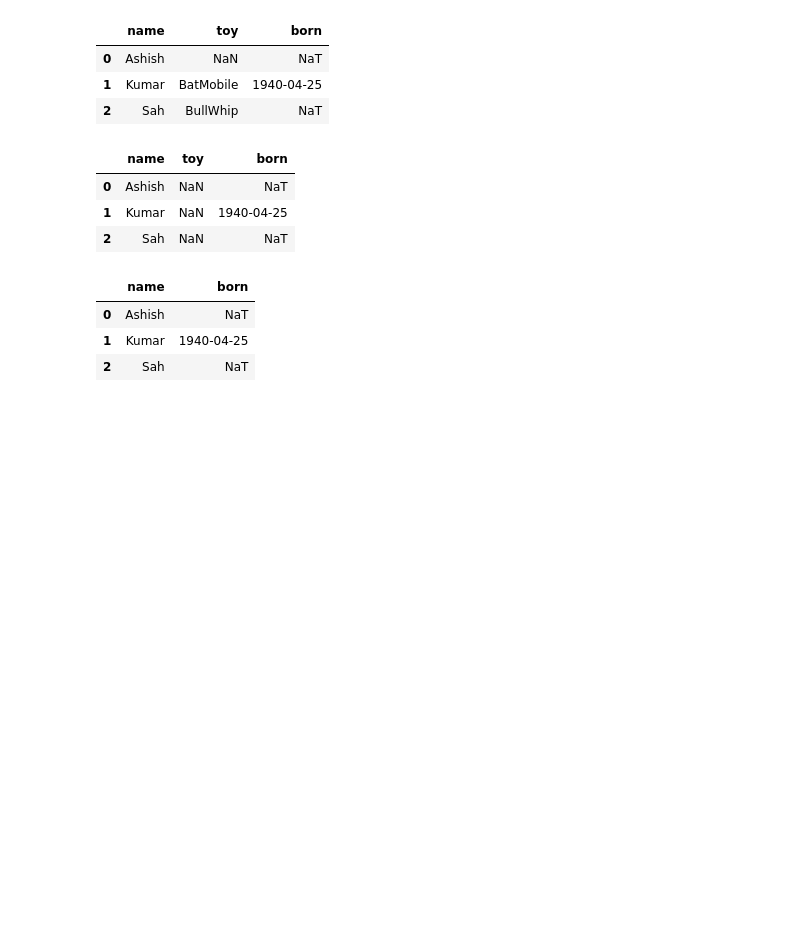
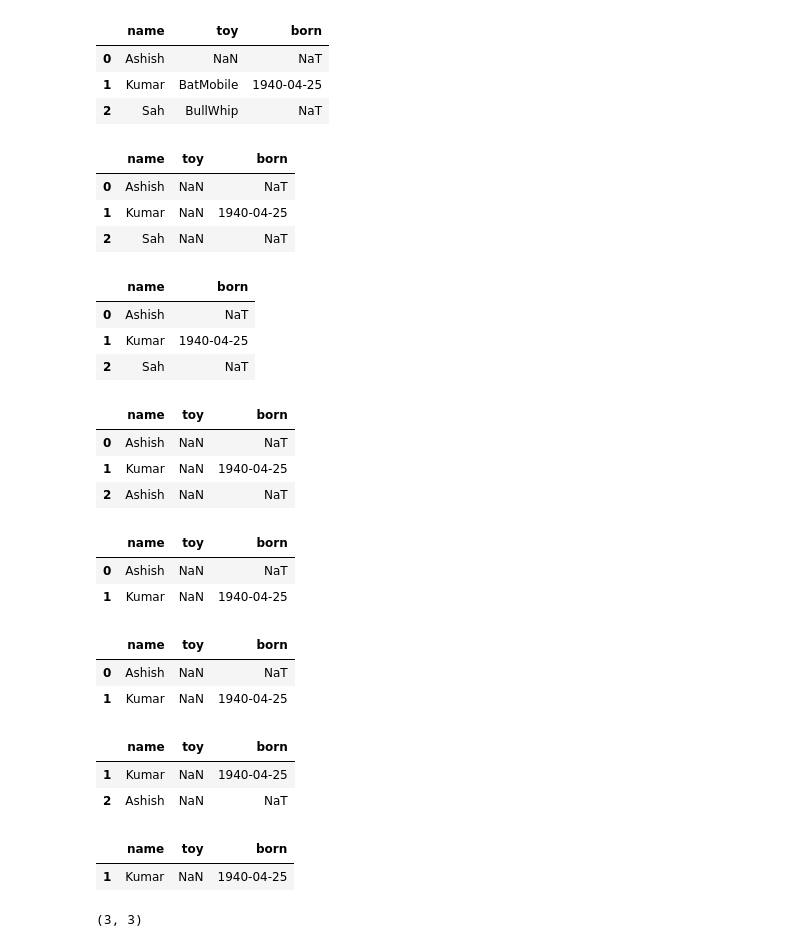
Before and after one commit to ashis08h/python-django-learning, a Jupyter notebook: Ecobiased/pandas_tutorial/Untitled.ipynb, the cells around one changed output. Drawn from its saved outputs; the diff is of its cells as text; code cells hidden in the pictures; blank space fills up the shorter version.

```diff
--- a/Ecobiased/pandas_tutorial/Untitled.ipynb
+++ b/Ecobiased/pandas_tutorial/Untitled.ipynb
@@ -995,3 +997,46 @@ df1.dropna(how='all', axis=1)
 | 0 | Ashish | NaT |
 | 1 | Kumar | 1940-04-25 |
 | 2 | Sah | NaT |
+# %%
+df12 = pd.DataFrame({"name":['Ashish', 'Kumar', 'Ashish'],
+                  "toy":[np.nan, np.nan, np.nan],
+                  "born":[pd.NaT, pd.Timestamp('1940-04-25'),pd.NaT]})
+# %%
+df12
+# %% [output]
+|  | name | toy | born |
+| 0 | Ashish | NaN | NaT |
+| 1 | Kumar | NaN | 1940-04-25 |
+| 2 | Ashish | NaN | NaT |
+# %%
+# By default keep = first
+df12.drop_duplicates(subset=['name'])
+# %% [output]
+|  | name | toy | born |
+| 0 | Ashish | NaN | NaT |
+| 1 | Kumar | NaN | 1940-04-25 |
+# %%
+# it will keep first value and drop another
+df12.drop_duplicates(subset=['name'], keep='first')
+# %% [output]
+|  | name | toy | born |
+| 0 | Ashish | NaN | NaT |
+| 1 | Kumar | NaN | 1940-04-25 |
+# %%
+# It will keep last value and drop another
+df12.drop_duplicates(subset=['name'], keep='last')
+# %% [output]
+|  | name | toy | born |
+| 1 | Kumar | NaN | 1940-04-25 |
+| 2 | Ashish | NaN | NaT |
+# %%
+# It will drop all
+df12.drop_duplicates(subset=['name'], keep=False)
+# %% [output]
+|  | name | toy | born |
+| 1 | Kumar | NaN | 1940-04-25 |
+# %%
+# It will return shape of that dataframe.
+df12.shape
+# %% [output]
+(3, 3)
```
Also changed, not shown: parts of 75 cells of this notebook, 9 other files.
